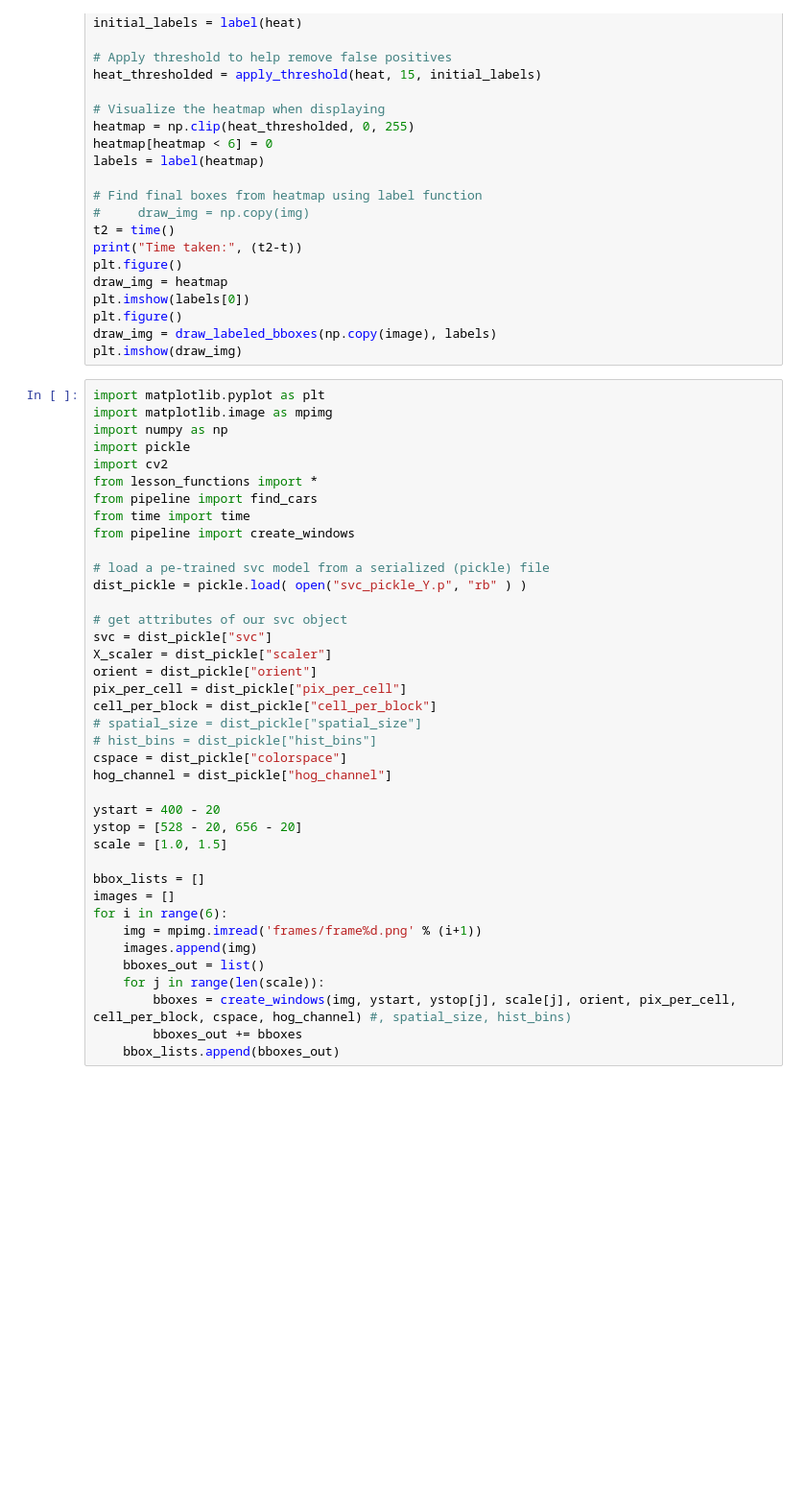
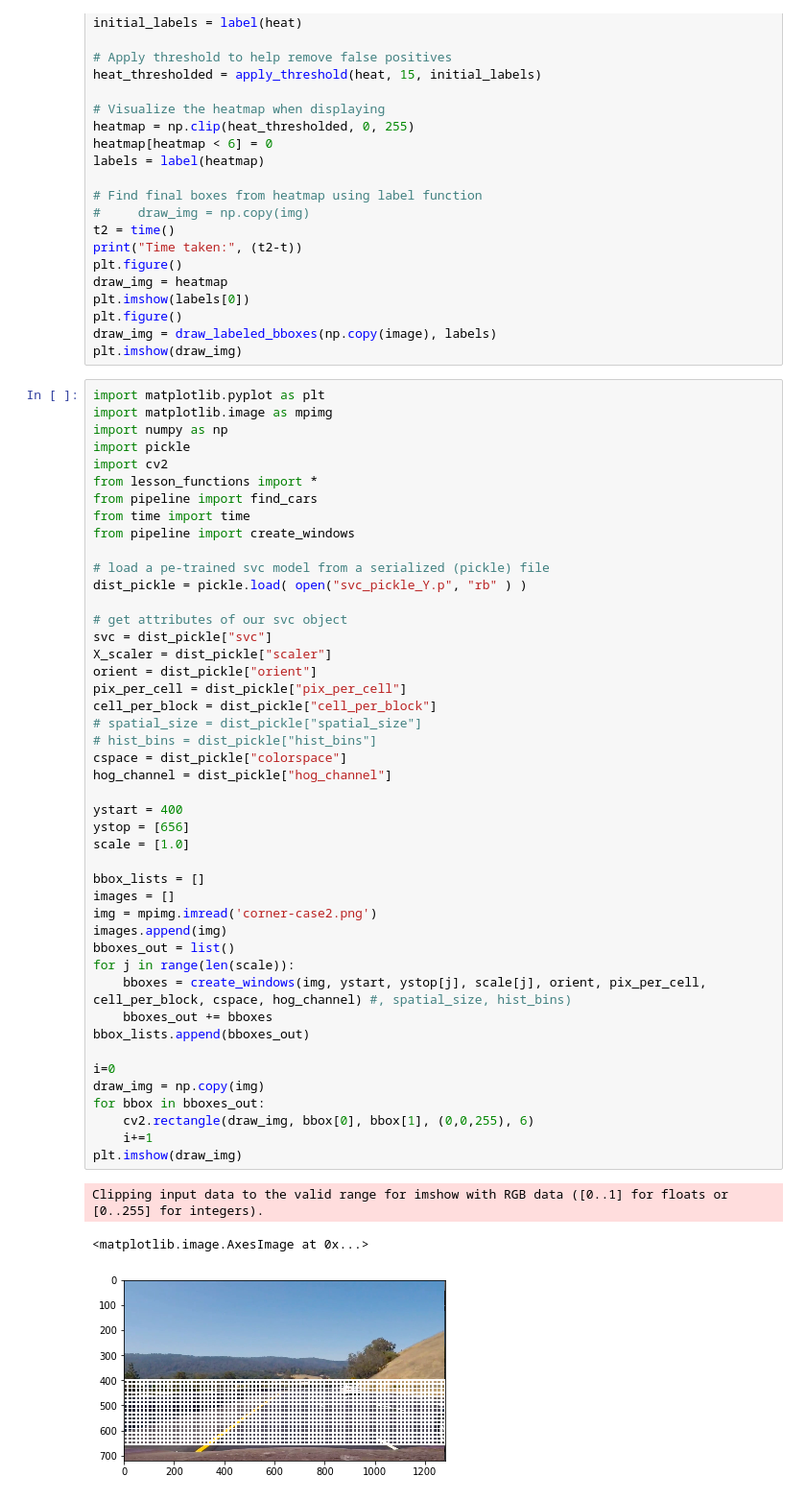
Before and after one commit to tmelanson17/CarND-Vehicle-Detection, a Jupyter notebook: writeup.ipynb, the cells around one changed output. Shown at 96% size. Cells and saved outputs as stored; diff of their text form; blank space fills up the shorter version.

```diff
--- a/writeup.ipynb
+++ b/writeup.ipynb
@@ -224,42 +228,52 @@ plt.imshow(draw_img)
 # %%
 import matplotlib.pyplot as plt
 import matplotlib.image as mpimg
 import numpy as np
 import pickle
 import cv2
 from lesson_functions import *
 from pipeline import find_cars
 from time import time
 from pipeline import create_windows
 
 # load a pe-trained svc model from a serialized (pickle) file
 dist_pickle = pickle.load( open("svc_pickle_Y.p", "rb" ) )
 
 # get attributes of our svc object
 svc = dist_pickle["svc"]
 X_scaler = dist_pickle["scaler"]
 orient = dist_pickle["orient"]
 pix_per_cell = dist_pickle["pix_per_cell"]
 cell_per_block = dist_pickle["cell_per_block"]
 # spatial_size = dist_pickle["spatial_size"]
 # hist_bins = dist_pickle["hist_bins"]
 cspace = dist_pickle["colorspace"]
 hog_channel = dist_pickle["hog_channel"]
 
-ystart = 400 - 20
-ystop = [528 - 20, 656 - 20]
-scale = [1.0, 1.5]
+ystart = 400
+ystop = [656]
+scale = [1.0]
 
 bbox_lists = []
 images = []
-for i in range(6):
-    img = mpimg.imread('frames/frame%d.png' % (i+1))
-    images.append(img)
-    bboxes_out = list()
-    for j in range(len(scale)):
-        bboxes = create_windows(img, ystart, ystop[j], scale[j], orient, pix_per_cell, cell_per_block, cspace, hog_channel) #, spatial_size, hist_bins)
-        bboxes_out += bboxes
-    bbox_lists.append(bboxes_out)
+img = mpimg.imread('corner-case2.png')
+images.append(img)
+bboxes_out = list()
+for j in range(len(scale)):
+    bboxes = create_windows(img, ystart, ystop[j], scale[j], orient, pix_per_cell, cell_per_block, cspace, hog_channel) #, spatial_size, hist_bins)
+    bboxes_out += bboxes
+bbox_lists.append(bboxes_out)
+
+i=0
+draw_img = np.copy(img)
+for bbox in bboxes_out:
+    cv2.rectangle(draw_img, bbox[0], bbox[1], (0,0,255), 6)
+    i+=1
+plt.imshow(draw_img)
+# %% [output]
+Clipping input data to the valid range for imshow with RGB data ([0..1] for floats or [0..255] for integers).
+<matplotlib.image.AxesImage at 0x...>
+[figure, added]
 # %%
 from pipeline import add_heat, apply_threshold, draw_labeled_bboxes
 from scipy.ndimage.measurements import label
```
Also changed, not shown: parts of 6 cells of this notebook, 21 other files.
